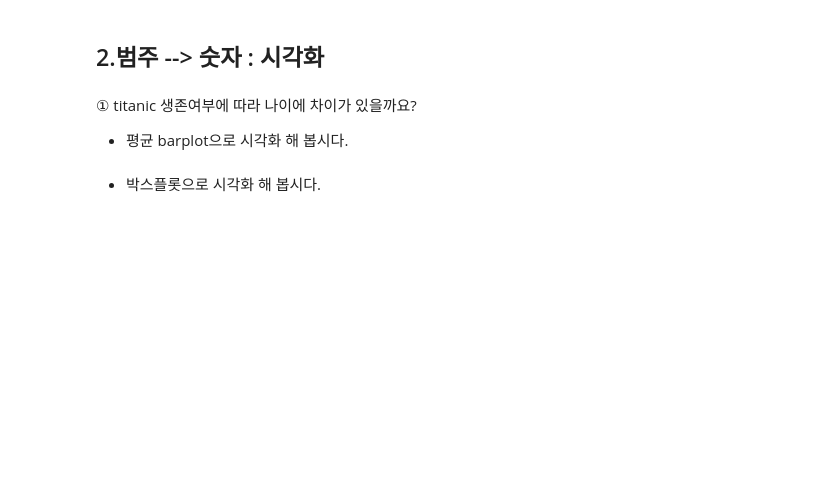
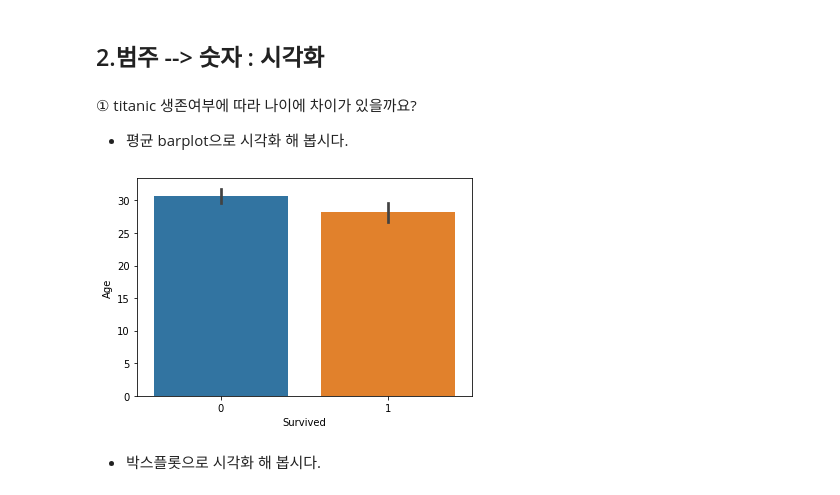
Before and after one commit to ringolove/aivle2201, a Jupyter notebook: python_visualization/10과 이변량_범주 vs 숫자.ipynb, the cells around one changed output. Cells and saved outputs as stored; diff of their text form; code cells hidden in the pictures; blank space fills up the shorter version.

```diff
--- a/python_visualization/10과 이변량_범주 vs 숫자.ipynb
+++ b/python_visualization/10과 이변량_범주 vs 숫자.ipynb
@@ -405,5 +517,10 @@ carseat.head()
 # %% [markdown]
 ① titanic 생존여부에 따라 나이에 차이가 있을까요?
 * 평균 barplot으로 시각화 해 봅시다.
+# %%
+sns.barplot(x='Survived',y='Age',data=titanic)
+plt.show()
+# %% [output]
+[figure, added]
 # %% [markdown]
 * 박스플롯으로 시각화 해 봅시다.
```
Also changed, not shown: parts of 62 cells of this notebook, 1 other file.
